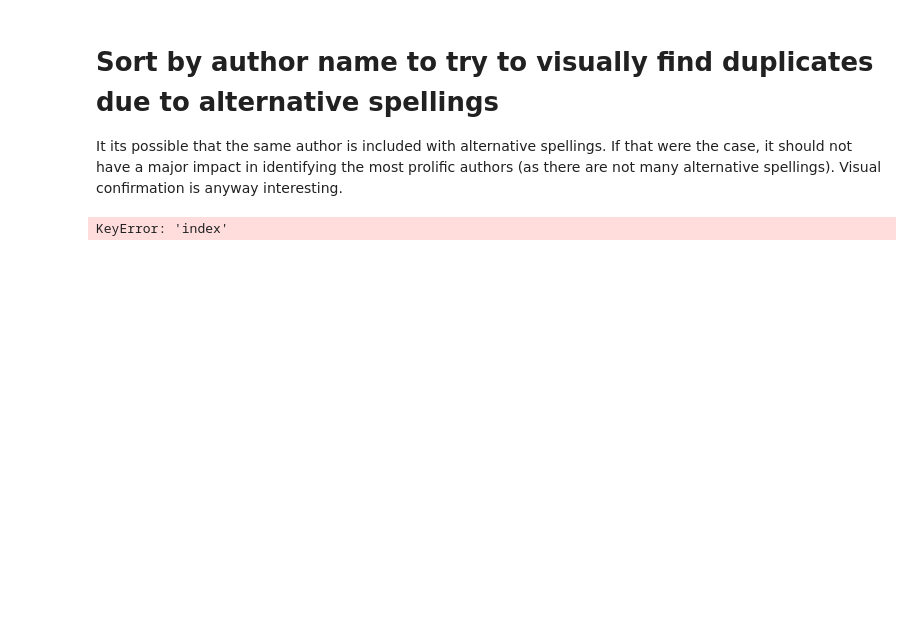
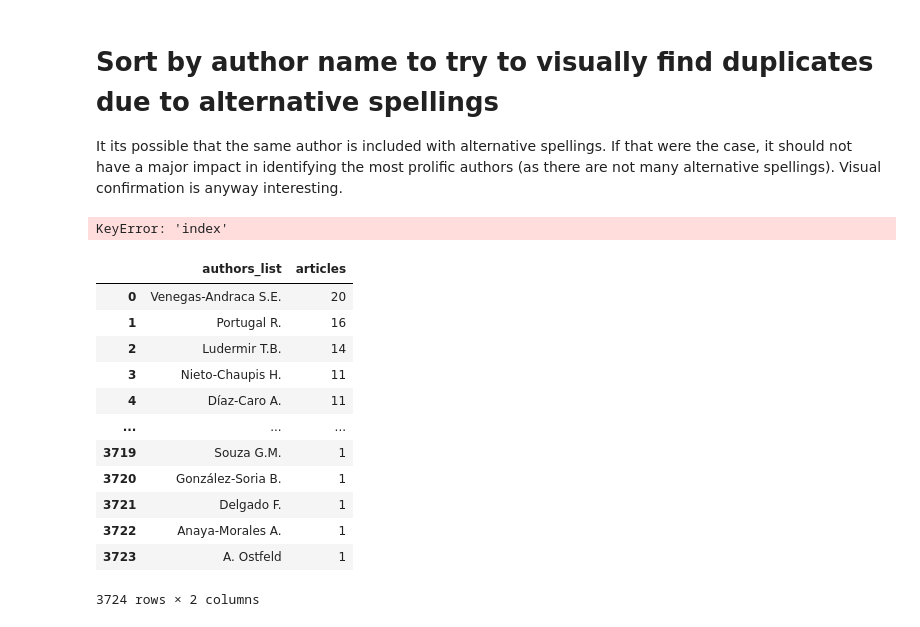
Before and after one commit to casco/qse-latam-slr, a Jupyter notebook: analysis.ipynb, the cells around one changed output. Saved outputs shown, nothing was run; the diff lists cells and outputs as text; code cells hidden in the pictures; blank space fills up the shorter version.

```diff
--- a/analysis.ipynb
+++ b/analysis.ipynb
@@ -74,3 +81,19 @@ It its possible that the same author is included with alternative spellings. If
 author_counts_df_by_name = author_counts_df.sort_values(by='index', ascending=True, inplace=False)
 # %% [output]
 KeyError: 'index'
+# %%
+author_counts_df
+# %% [output]
+|  | authors_list | articles |
+| 0 | Venegas-Andraca S.E. | 20 |
+| 1 | Portugal R. | 16 |
+| 2 | Ludermir T.B. | 14 |
+| 3 | Nieto-Chaupis H. | 11 |
+| 4 | Díaz-Caro A. | 11 |
+| ... | ... | ... |
+| 3719 | Souza G.M. | 1 |
+| 3720 | González-Soria B. | 1 |
+| 3721 | Delgado F. | 1 |
+| 3722 | Anaya-Morales A. | 1 |
+| 3723 | A. Ostfeld | 1 |
+3724 rows × 2 columns
```
Also changed, not shown: parts of 2 cells of this notebook.
